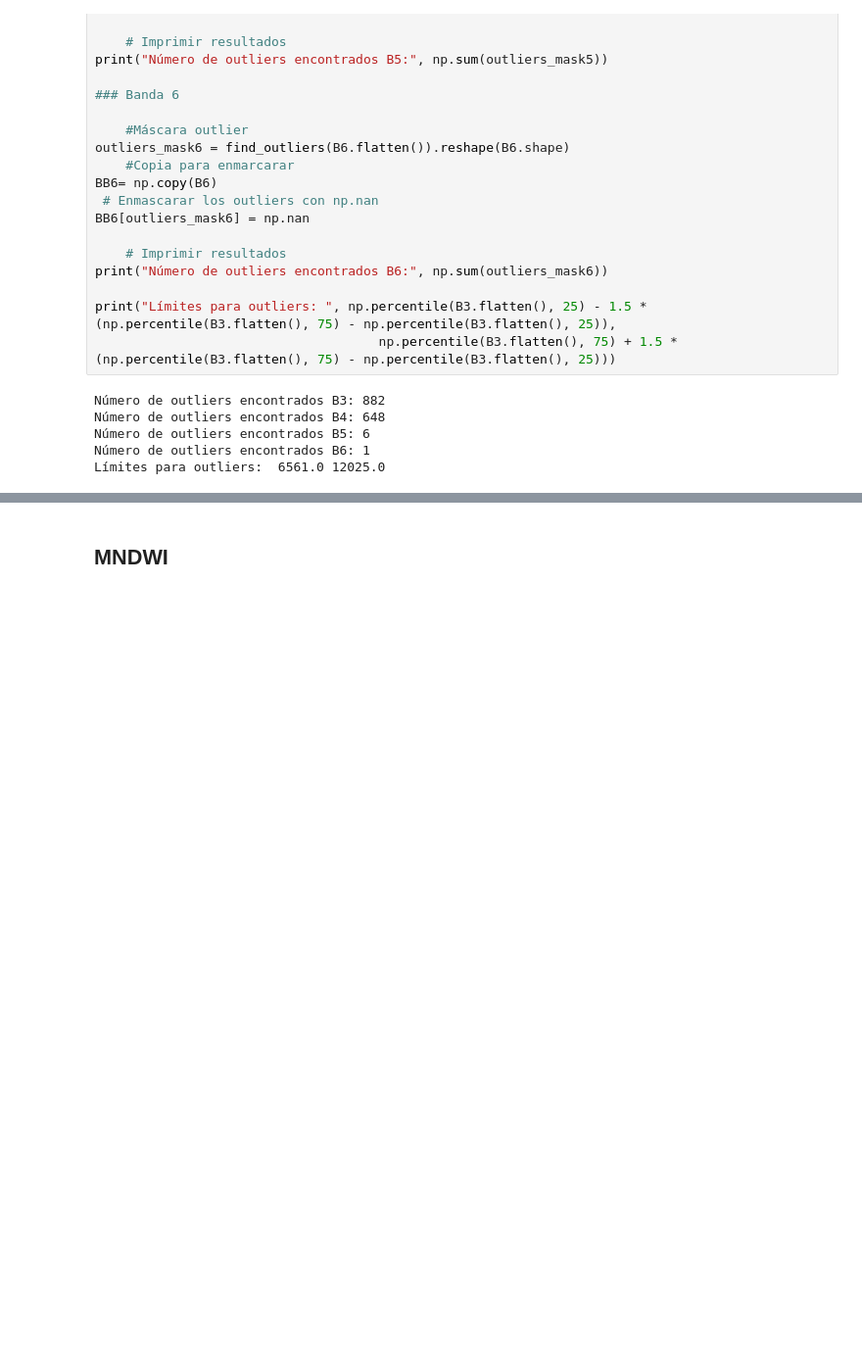
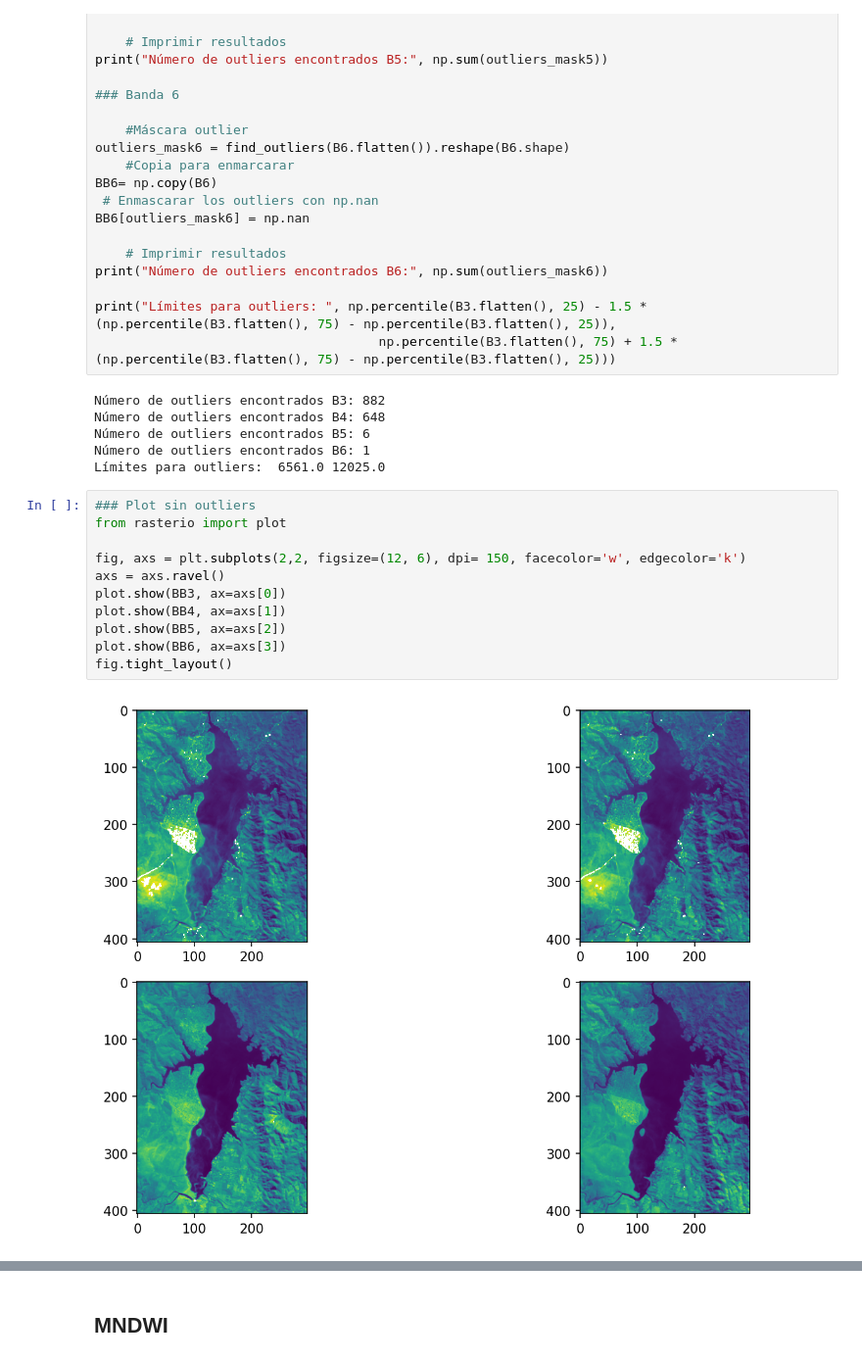
Before and after one commit to Mnzeballos/Trabajo_final_Tec-Int, a Jupyter notebook: Notas y código.ipynb, the cells around one changed output, grey strips where cells are left out. Shown at 98% size. Drawn from its saved outputs; the diff is of its cells as text; blank space fills up the shorter version.

```diff
--- a/Notas y código.ipynb
+++ b/Notas y código.ipynb
@@ -256,3 +239,16 @@ Número de outliers encontrados B4: 648
 Número de outliers encontrados B5: 6
 Número de outliers encontrados B6: 1
 Límites para outliers:  6561.0 12025.0
+# %%
+### Plot sin outliers
+from rasterio import plot
+
+fig, axs = plt.subplots(2,2, figsize=(12, 6), dpi= 150, facecolor='w', edgecolor='k')
+axs = axs.ravel()
+plot.show(BB3, ax=axs[0])
+plot.show(BB4, ax=axs[1])
+plot.show(BB5, ax=axs[2])
+plot.show(BB6, ax=axs[3])
+fig.tight_layout()
+# %% [output]
+[figure, added]
```
Also changed, not shown: parts of 5 cells of this notebook, 1 other file.
